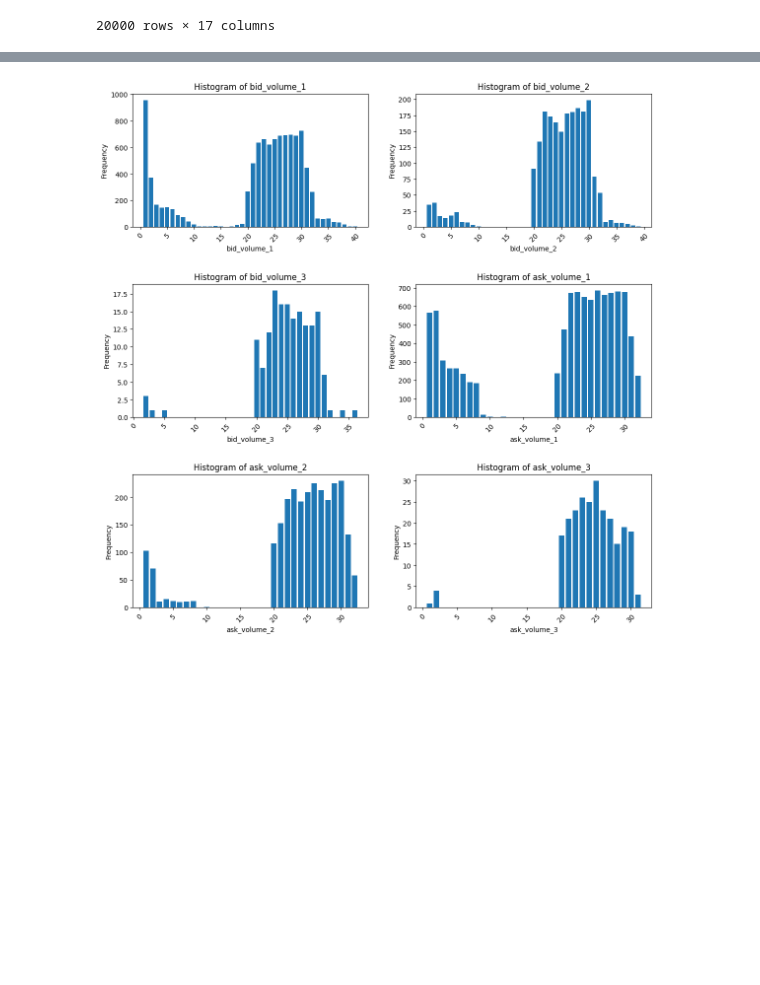
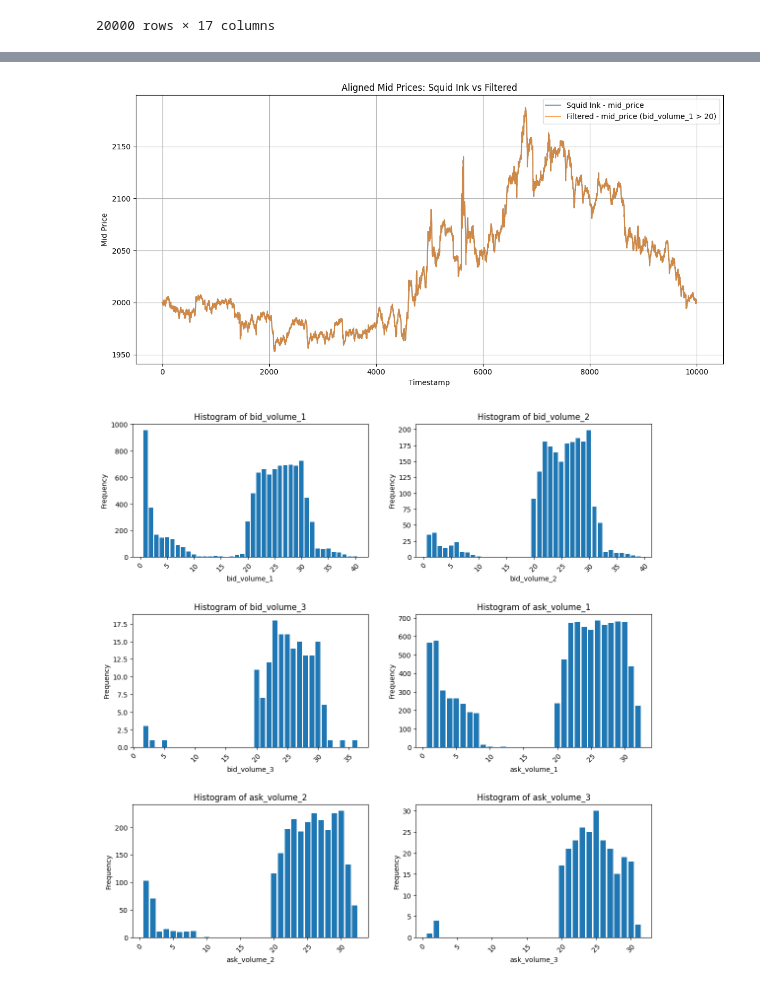
Before and after one commit to ManindraDeMel/Black-Shells-IMC-2025, a Jupyter notebook: Tools/analysis.ipynb, the cells around one changed output, grey strips where cells are left out. Saved outputs shown, nothing was run; the diff lists cells and outputs as text; code cells hidden in the pictures; blank space fills up the shorter version.

```diff
--- a/Tools/analysis.ipynb
+++ b/Tools/analysis.ipynb
@@ -80,3 +88,29 @@ plt.plot(kelp_data_filtered['mid_price'])
+# %%
+
+
+# Step 1: Filter the data
+kelp_data_filtered = squid_ink_data[squid_ink_data['bid_volume_1'] > 20]
+
+# Step 2: Align both mid_price Series using their common index
+common_index = squid_ink_data.index.intersection(kelp_data_filtered.index)
+
+squid_mid = squid_ink_data.loc[common_index, 'mid_price']
+kelp_mid = kelp_data_filtered.loc[common_index, 'mid_price']
+
+# Step 3: Plot
+plt.figure(figsize=(12, 6))
+plt.plot(squid_mid, label='Squid Ink - mid_price', alpha=0.7)
+plt.plot(kelp_mid, label='Filtered - mid_price (bid_volume_1 > 20)', alpha=0.7)
+
+plt.title('Aligned Mid Prices: Squid Ink vs Filtered')
+plt.xlabel('Timestamp')
+plt.ylabel('Mid Price')
+plt.legend()
+plt.grid(True)
+plt.tight_layout()
+plt.show()
+# %% [output]
+[figure, added]
 # %%
 columns_to_plot = ['bid_volume_1', 'bid_volume_2', 'bid_volume_3',
                    'ask_volume_1', 'ask_volume_2', 'ask_volume_3']
```
Also changed, not shown: parts of 4 cells of this notebook.
